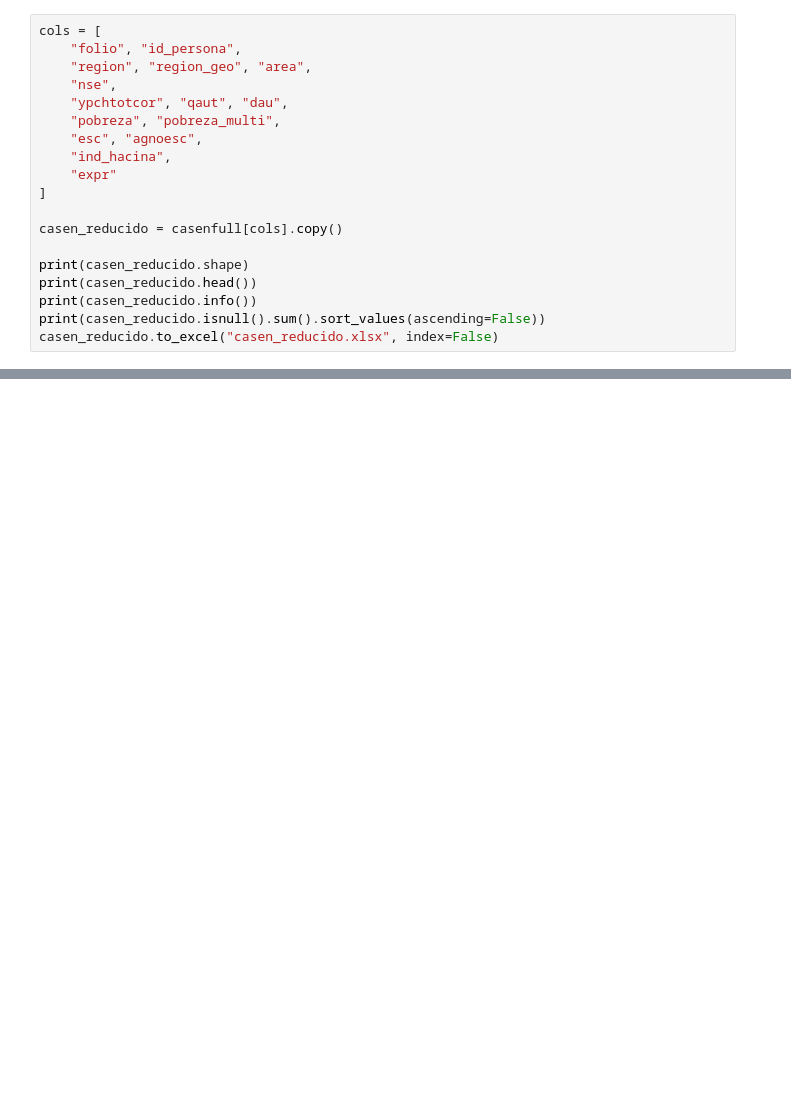
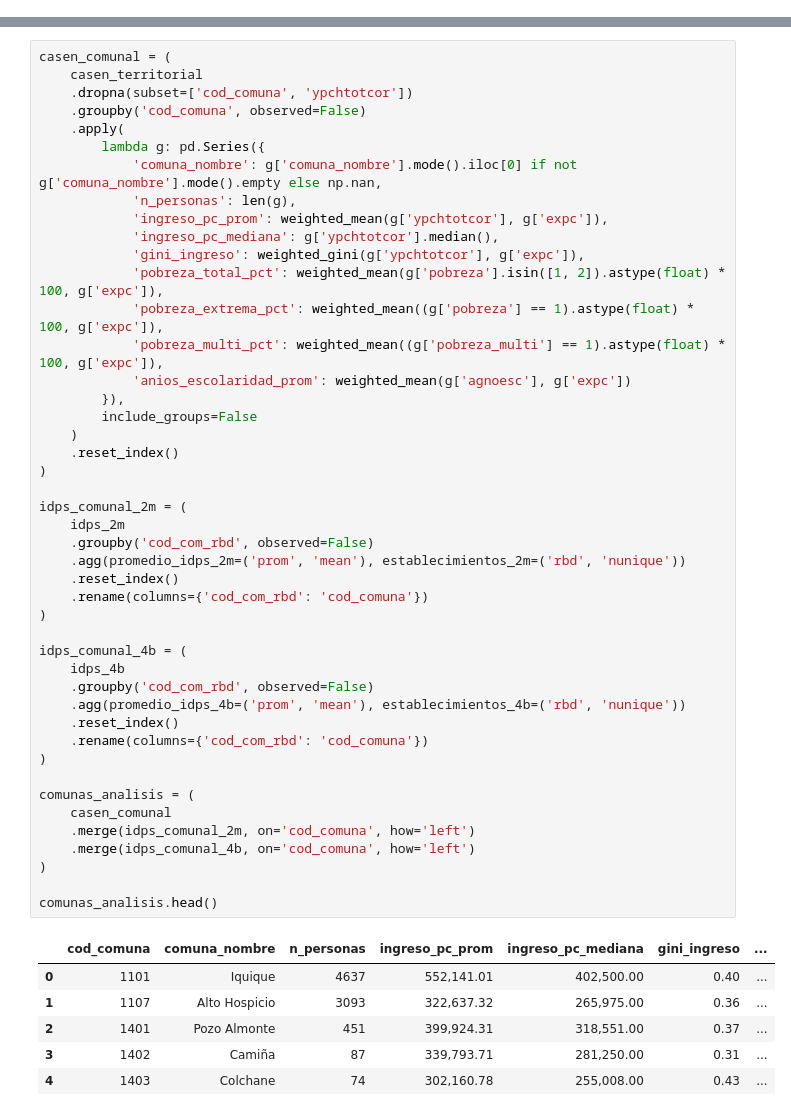
Before and after one commit to Foumluis/ProyectoSemestralInfe, a Jupyter notebook: bases de datos/pregunta 2/pregunta2.ipynb, the cells around one changed output, grey strips where cells are left out. Drawn from its saved outputs; the diff is of its cells as text; blank space fills up the shorter version.

```diff
--- a/bases de datos/pregunta 2/pregunta2.ipynb
+++ b/bases de datos/pregunta 2/pregunta2.ipynb
@@ -56,19 +43,0 @@ casenfull.columns.tolist()
-# %%
-cols = [
-    "folio", "id_persona",
-    "region", "region_geo", "area",
-    "nse",
-    "ypchtotcor", "qaut", "dau",
-    "pobreza", "pobreza_multi",
-    "esc", "agnoesc",
-    "ind_hacina",
-    "expr"
-]
-
-casen_reducido = casenfull[cols].copy()
-
-print(casen_reducido.shape)
-print(casen_reducido.head())
-print(casen_reducido.info())
-print(casen_reducido.isnull().sum().sort_values(ascending=False))
-casen_reducido.to_excel("casen_reducido.xlsx", index=False)
@@ -132,0 +362,52 @@ casen.columns.tolist()
+# %%
+casen_comunal = (
+    casen_territorial
+    .dropna(subset=['cod_comuna', 'ypchtotcor'])
+    .groupby('cod_comuna', observed=False)
+    .apply(
+        lambda g: pd.Series({
+            'comuna_nombre': g['comuna_nombre'].mode().iloc[0] if not g['comuna_nombre'].mode().empty else np.nan,
+            'n_personas': len(g),
+            'ingreso_pc_prom': weighted_mean(g['ypchtotcor'], g['expc']),
+            'ingreso_pc_mediana': g['ypchtotcor'].median(),
+            'gini_ingreso': weighted_gini(g['ypchtotcor'], g['expc']),
+            'pobreza_total_pct': weighted_mean(g['pobreza'].isin([1, 2]).astype(float) * 100, g['expc']),
+            'pobreza_extrema_pct': weighted_mean((g['pobreza'] == 1).astype(float) * 100, g['expc']),
+            'pobreza_multi_pct': weighted_mean((g['pobreza_multi'] == 1).astype(float) * 100, g['expc']),
+            'anios_escolaridad_prom': weighted_mean(g['agnoesc'], g['expc'])
+        }),
+        include_groups=False
+    )
+    .reset_index()
+)
+
+idps_comunal_2m = (
+    idps_2m
+    .groupby('cod_com_rbd', observed=False)
+    .agg(promedio_idps_2m=('prom', 'mean'), establecimientos_2m=('rbd', 'nunique'))
+    .reset_index()
+    .rename(columns={'cod_com_rbd': 'cod_comuna'})
+)
+
+idps_comunal_4b = (
+    idps_4b
+    .groupby('cod_com_rbd', observed=False)
+    .agg(promedio_idps_4b=('prom', 'mean'), establecimientos_4b=('rbd', 'nunique'))
+    .reset_index()
+    .rename(columns={'cod_com_rbd': 'cod_comuna'})
+)
+
+comunas_analisis = (
+    casen_comunal
+    .merge(idps_comunal_2m, on='cod_comuna', how='left')
+    .merge(idps_comunal_4b, on='cod_comuna', how='left')
+)
+
+comunas_analisis.head()
+# %% [output]
+|  | cod_comuna | comuna_nombre | n_personas | ingreso_pc_prom | ingreso_pc_mediana | gini_ingreso | ... |
+| 0 | 1101 | Iquique | 4637 | 552,141.01 | 402,500.00 | 0.40 | ... |
+| 1 | 1107 | Alto Hospicio | 3093 | 322,637.32 | 265,975.00 | 0.36 | ... |
+| 2 | 1401 | Pozo Almonte | 451 | 399,924.31 | 318,551.00 | 0.37 | ... |
+| 3 | 1402 | Camiña | 87 | 339,793.71 | 281,250.00 | 0.31 | ... |
+| 4 | 1403 | Colchane | 74 | 302,160.78 | 255,008.00 | 0.43 | ... |
```
Also changed, not shown: parts of 27 cells of this notebook, 1 other file.
